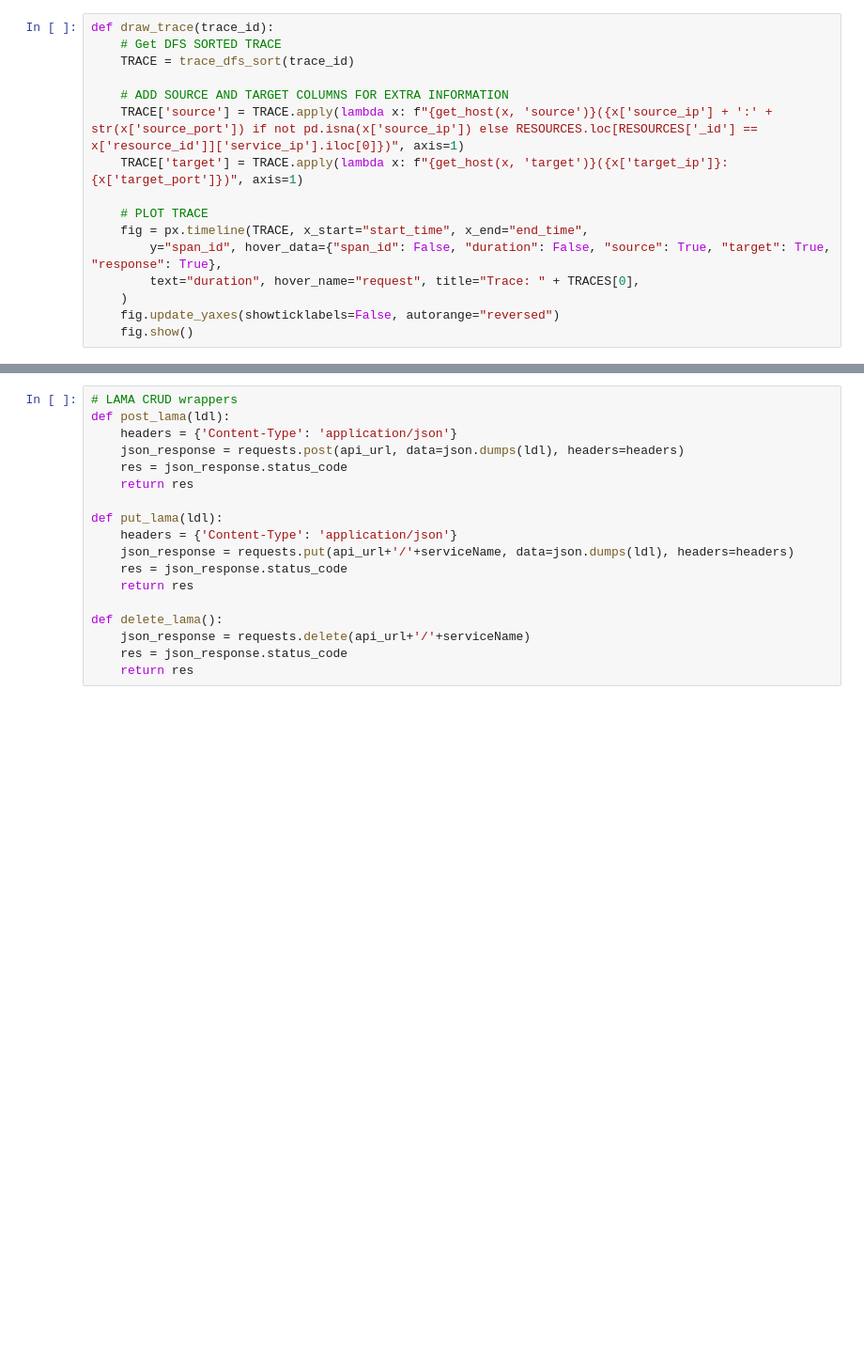
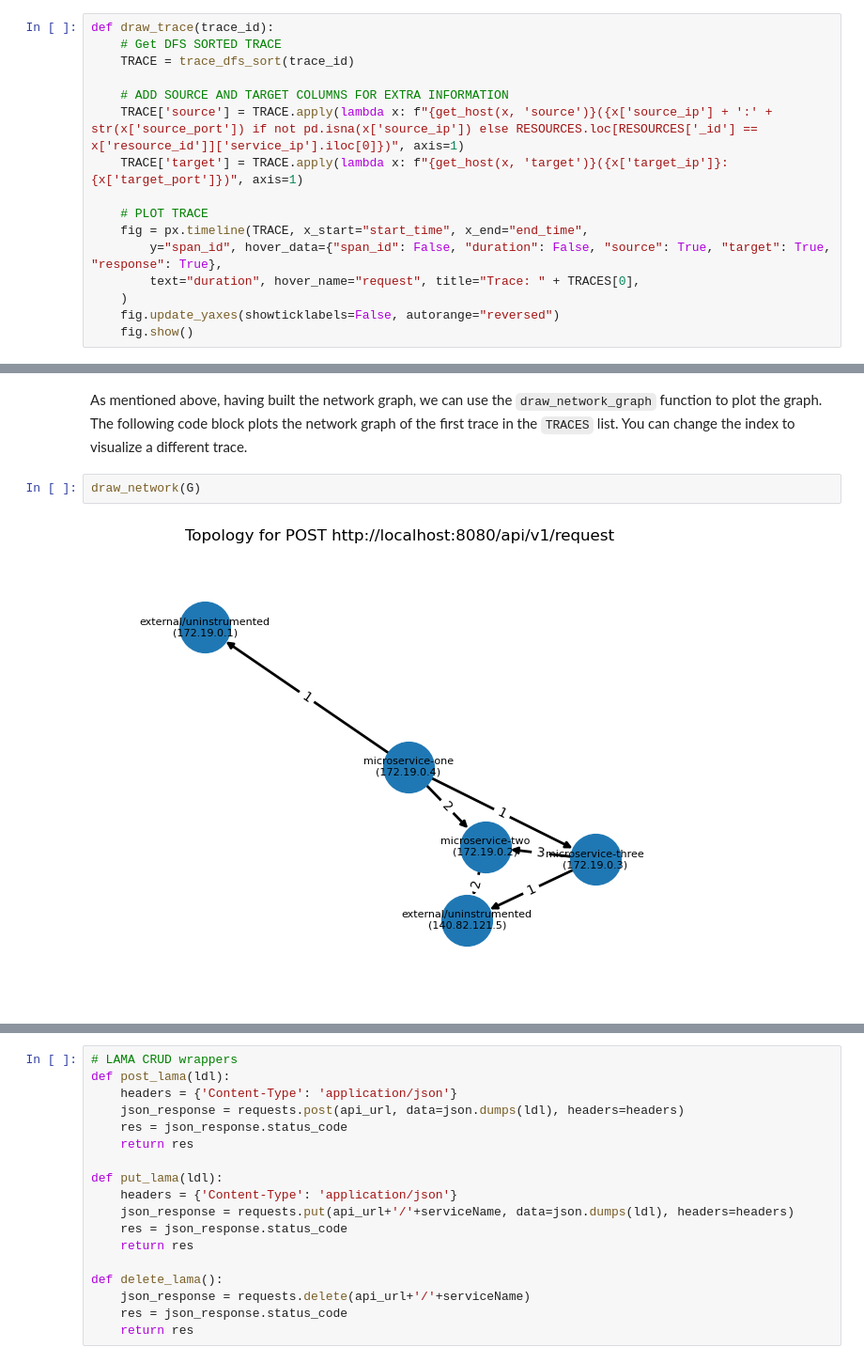
Before and after one commit to restsense/demo, a Jupyter notebook: CapacityAnalysis.ipynb, the cells around one changed output, grey strips where cells are left out. Shown: that part at 94% size. Cells and saved outputs as stored; diff of their text form; blank space fills up the shorter version.

```diff
--- a/CapacityAnalysis.ipynb
+++ b/CapacityAnalysis.ipynb
@@ -255,0 +393,6 @@ draw_network(get_network_graph(TRACES[0]))
+# %% [markdown]
+As mentioned above, having built the network graph, we can use the `draw_network_graph` function to plot the graph. The following code block plots the network graph of the first trace in the `TRACES` list. You can change the index to visualize a different trace.
+# %%
+draw_network(G)
+# %% [output]
+[figure, added]
```
Also changed, not shown: parts of 60 cells of this notebook.
